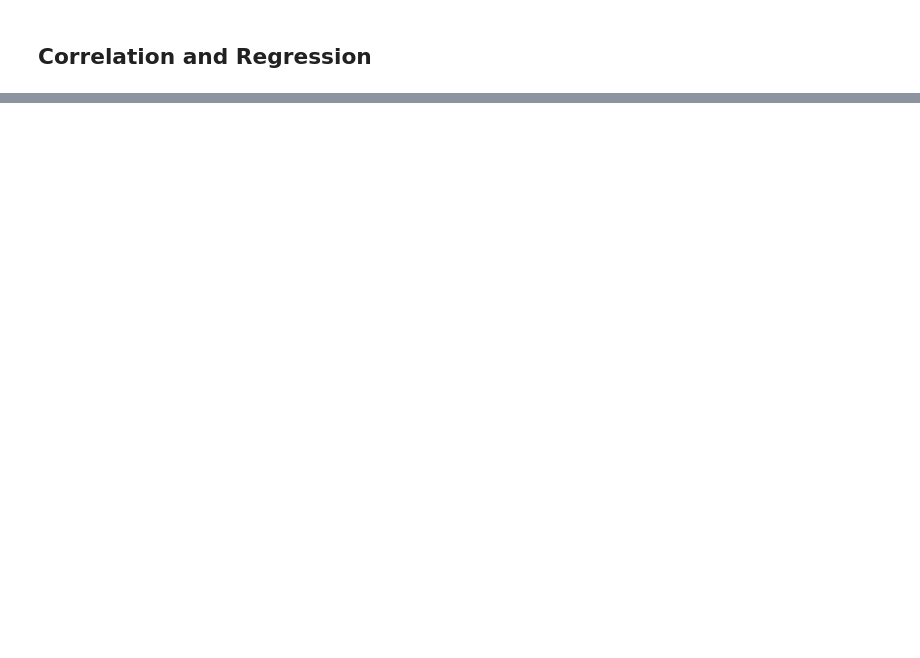
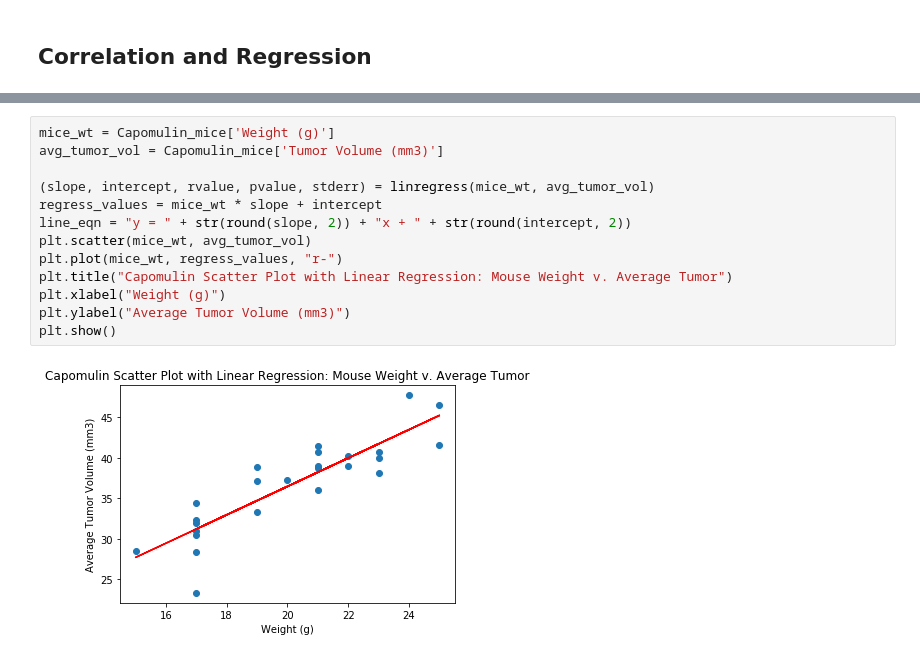
Before and after one commit to minerva-b/Matplotlib-Challenge, a Jupyter notebook: Pymaceuticals_Code.ipynb, the cells around one changed output, grey strips where cells are left out. Drawn from its saved outputs; the diff is of its cells as text; blank space fills up the shorter version.

```diff
--- a/Pymaceuticals_Code.ipynb
+++ b/Pymaceuticals_Code.ipynb
@@ -353,0 +376,15 @@ plt.show()
+# %%
+mice_wt = Capomulin_mice['Weight (g)']
+avg_tumor_vol = Capomulin_mice['Tumor Volume (mm3)']
+
+(slope, intercept, rvalue, pvalue, stderr) = linregress(mice_wt, avg_tumor_vol)
+regress_values = mice_wt * slope + intercept
+line_eqn = "y = " + str(round(slope, 2)) + "x + " + str(round(intercept, 2))
+plt.scatter(mice_wt, avg_tumor_vol)
+plt.plot(mice_wt, regress_values, "r-")
+plt.title("Capomulin Scatter Plot with Linear Regression: Mouse Weight v. Average Tumor")
+plt.xlabel("Weight (g)")
+plt.ylabel("Average Tumor Volume (mm3)")
+plt.show()
+# %% [output]
+[figure, added]
```
Also changed, not shown: parts of 8 cells of this notebook.
